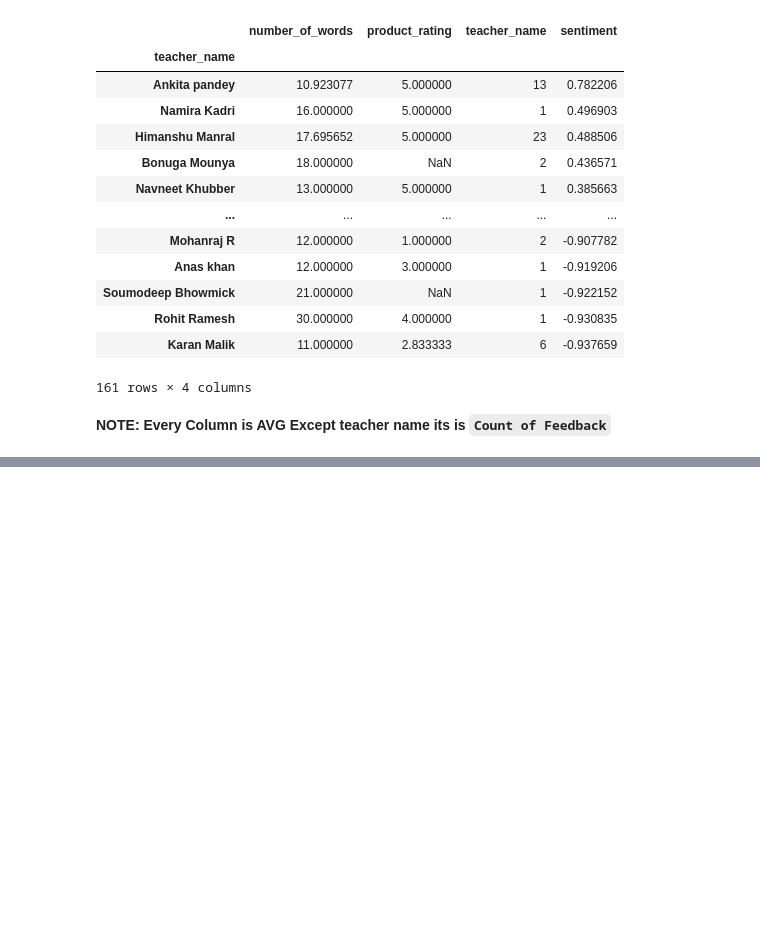
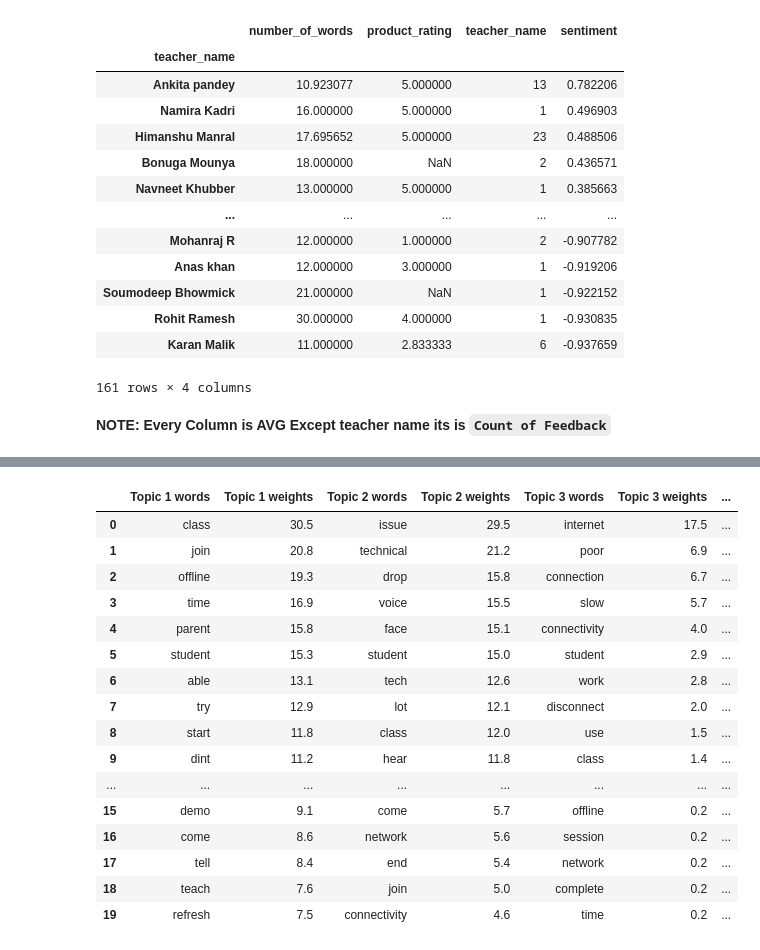
Before and after one commit to NishitSingh2023/NLP_PROJECT_LIDO, a Jupyter notebook: NLP_on_Demo_Teacher_Reviews_1_14_Sept.ipynb, the cells around one changed output, grey strips where cells are left out. Drawn from its saved outputs; the diff is of its cells as text; code cells hidden in the pictures; blank space fills up the shorter version.

```diff
--- a/NLP_on_Demo_Teacher_Reviews_1_14_Sept.ipynb
+++ b/NLP_on_Demo_Teacher_Reviews_1_14_Sept.ipynb
@@ -560,0 +730,41 @@ files.download('teacher_data.csv')
+# %%
+def display_topics(model, feature_names, n_top_words):
+    '''
+    INPUTS:
+        model - the model we created
+        feature_names - tells us what word each column in the matric represents
+        n_top_words - number of top words to display
+    OUTPUTS:
+        a dataframe that contains the topics we created and the weights of each token
+    '''
+    topic_dict = {}
+    for topic_idx, topic in enumerate(model.components_):
+
+        topic_dict["Topic %d words" % (topic_idx+1)]= ['{}'.format(feature_names[i])
+                        for i in topic.argsort()[:-n_top_words - 1:-1]]
+
+        topic_dict["Topic %d weights" % (topic_idx+1)]= ['{:.1f}'.format(topic[i])
+                        for i in topic.argsort()[:-n_top_words - 1:-1]]
+
+    return pd.DataFrame(topic_dict)
+
+
+display_topics(best_lda_model, tfidf_vectorizer.get_feature_names(), n_top_words = 20)
+# %% [output]
+|  | Topic 1 words | Topic 1 weights | Topic 2 words | Topic 2 weights | Topic 3 words | Topic 3 weights | ... |
+| 0 | class | 30.5 | issue | 29.5 | internet | 17.5 | ... |
+| 1 | join | 20.8 | technical | 21.2 | poor | 6.9 | ... |
+| 2 | offline | 19.3 | drop | 15.8 | connection | 6.7 | ... |
+| 3 | time | 16.9 | voice | 15.5 | slow | 5.7 | ... |
+| 4 | parent | 15.8 | face | 15.1 | connectivity | 4.0 | ... |
+| 5 | student | 15.3 | student | 15.0 | student | 2.9 | ... |
+| 6 | able | 13.1 | tech | 12.6 | work | 2.8 | ... |
+| 7 | try | 12.9 | lot | 12.1 | disconnect | 2.0 | ... |
+| 8 | start | 11.8 | class | 12.0 | use | 1.5 | ... |
+| 9 | dint | 11.2 | hear | 11.8 | class | 1.4 | ... |
+| ... | ... | ... | ... | ... | ... | ... | ... |
+| 15 | demo | 9.1 | come | 5.7 | offline | 0.2 | ... |
+| 16 | come | 8.6 | network | 5.6 | session | 0.2 | ... |
+| 17 | tell | 8.4 | end | 5.4 | network | 0.2 | ... |
+| 18 | teach | 7.6 | join | 5.0 | complete | 0.2 | ... |
+| 19 | refresh | 7.5 | connectivity | 4.6 | time | 0.2 | ... |
```
Also changed, not shown: parts of 24 cells of this notebook.
